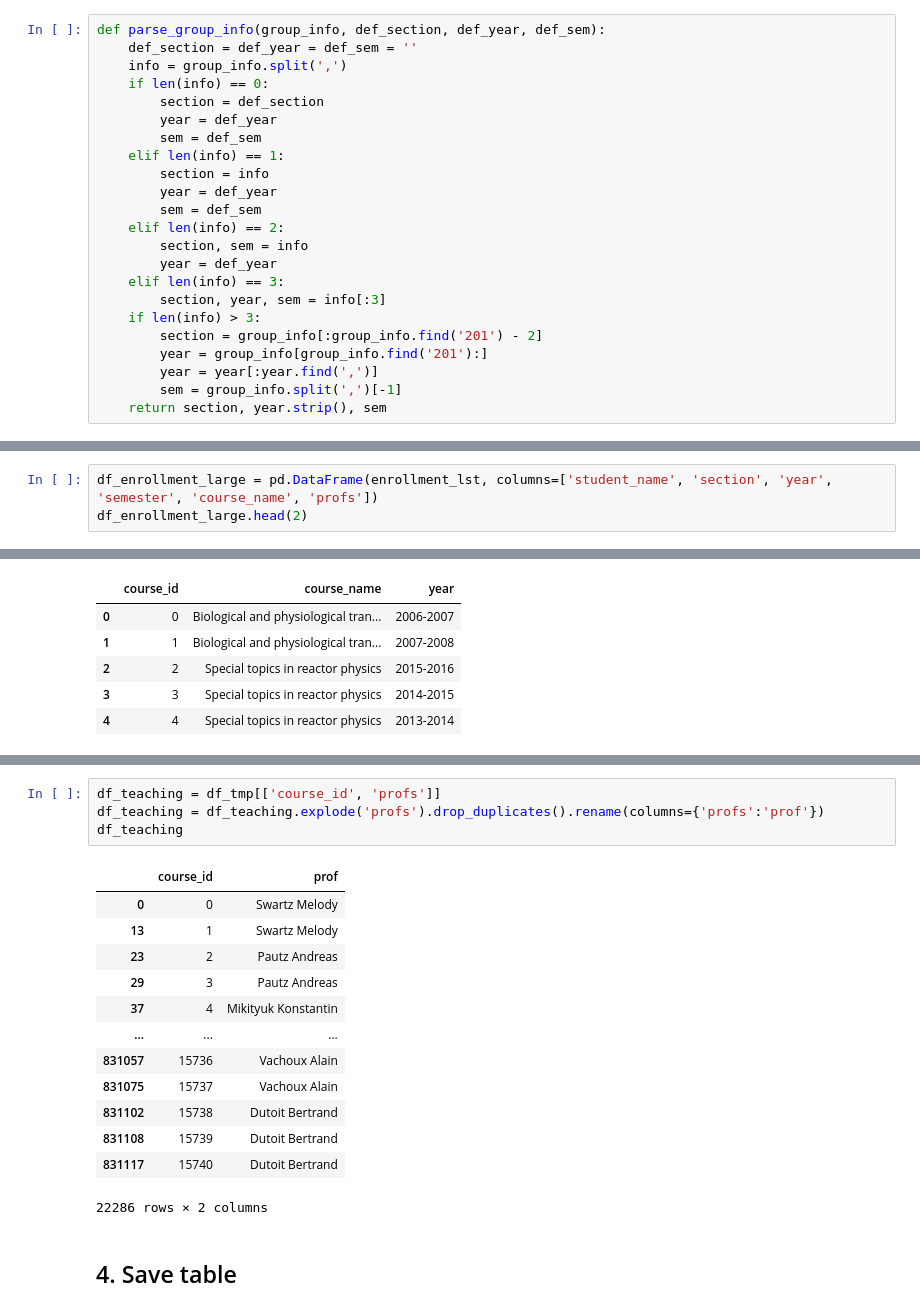
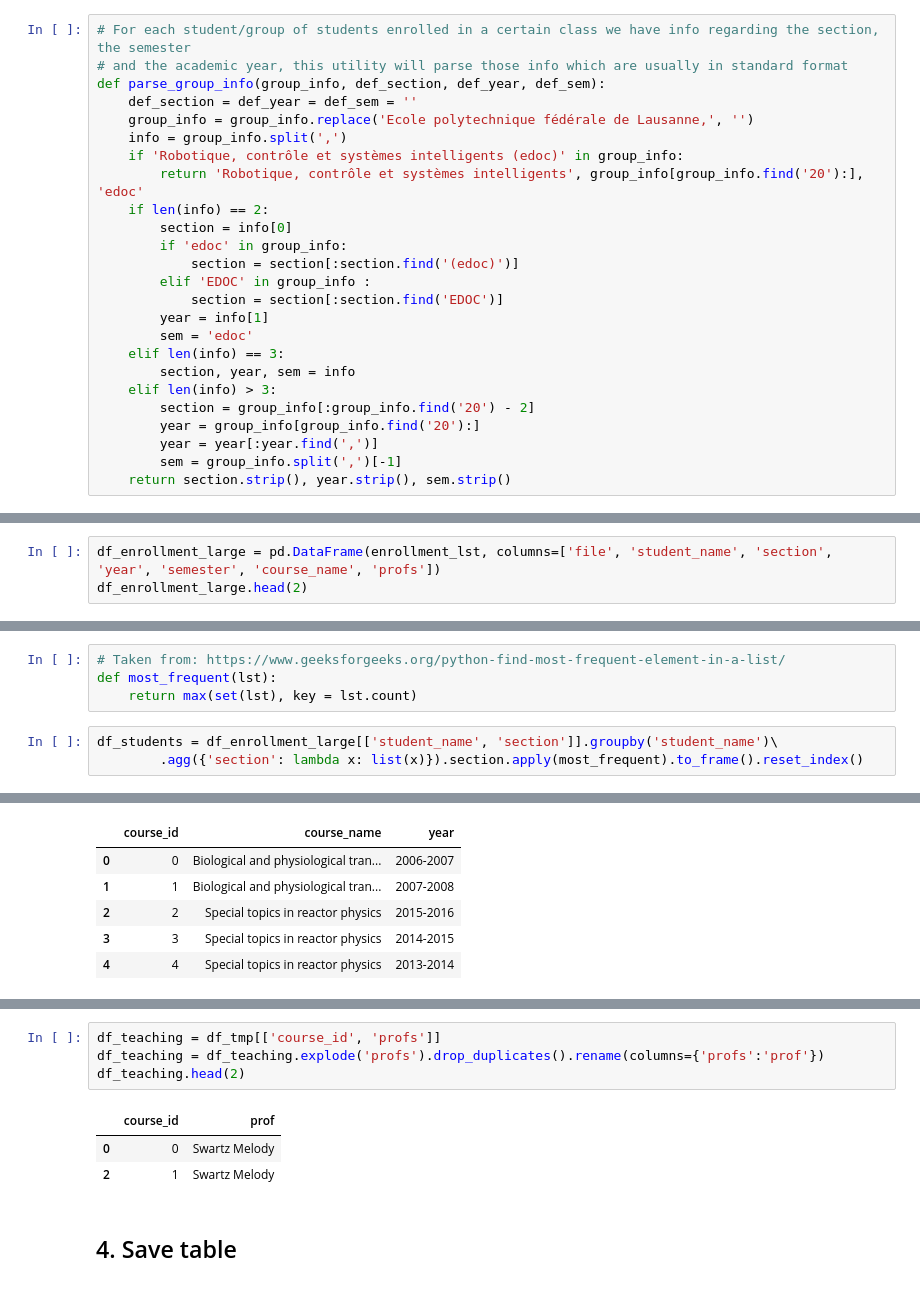
Before and after one commit to com-480-data-visualization/com-480-project-xiaozu, a Jupyter notebook: src/data-analysis/preprocessing.ipynb, the cells around one changed output, grey strips where cells are left out. Saved outputs shown, nothing was run; the diff lists cells and outputs as text.

```diff
--- a/src/data-analysis/preprocessing.ipynb
+++ b/src/data-analysis/preprocessing.ipynb
@@ -46,23 +64,25 @@ def parse_class_info(class_info):
 # %%
+# For each student/group of students enrolled in a certain class we have info regarding the section, the semester
+# and the academic year, this utility will parse those info which are usually in standard format
 def parse_group_info(group_info, def_section, def_year, def_sem):
     def_section = def_year = def_sem = ''
+    group_info = group_info.replace('Ecole polytechnique fédérale de Lausanne,', '')
     info = group_info.split(',')
-    if len(info) == 0:
-        section = def_section
-        year = def_year
-        sem = def_sem
-    elif len(info) == 1:
-        section = info
-        year = def_year
-        sem = def_sem
-    elif len(info) == 2:
-        section, sem = info
-        year = def_year
+    if 'Robotique, contrôle et systèmes intelligents (edoc)' in group_info:
+        return 'Robotique, contrôle et systèmes intelligents', group_info[group_info.find('20'):], 'edoc'
+    if len(info) == 2:
+        section = info[0]
+        if 'edoc' in group_info:
+            section = section[:section.find('(edoc)')]
+        elif 'EDOC' in group_info :
+            section = section[:section.find('EDOC')]
+        year = info[1]
+        sem = 'edoc'
     elif len(info) == 3:
-        section, year, sem = info[:3]
-    if len(info) > 3:
-        section = group_info[:group_info.find('201') - 2]
-        year = group_info[group_info.find('201'):]
+        section, year, sem = info
+    elif len(info) > 3:
+        section = group_info[:group_info.find('20') - 2]
+        year = group_info[group_info.find('20'):]
         year = year[:year.find(',')]
         sem = group_info.split(',')[-1]
-    return section, year.strip(), sem
+    return section.strip(), year.strip(), sem.strip()
@@ -184,6 +211,6 @@ enrollment_lst[:3]
   'Biological and physiological transport',
   ['Swartz Melody'])]
 # %%
-df_enrollment_large = pd.DataFrame(enrollment_lst, columns=['student_name', 'section', 'year', 'semester', 'course_name', 'profs'])
+df_enrollment_large = pd.DataFrame(enrollment_lst, columns=['file', 'student_name', 'section', 'year', 'semester', 'course_name', 'profs'])
 df_enrollment_large.head(2)
 # %% [output]
@@ -192,0 +277,7 @@ df_enrollment_large.head(2)
+# %%
+# Taken from: https://www.geeksforgeeks.org/python-find-most-frequent-element-in-a-list/
+def most_frequent(lst):
+    return max(set(lst), key = lst.count)
+# %%
+df_students = df_enrollment_large[['student_name', 'section']].groupby('student_name')\
+        .agg({'section': lambda x: list(x)}).section.apply(most_frequent).to_frame().reset_index()
@@ -270,21 +341,11 @@ df_enrollment.head()
 # %%
 df_teaching = df_tmp[['course_id', 'profs']]
 df_teaching = df_teaching.explode('profs').drop_duplicates().rename(columns={'profs':'prof'})
-df_teaching
+df_teaching.head(2)
 # %% [output]
 |  | course_id | prof |
 | 0 | 0 | Swartz Melody |
-| 13 | 1 | Swartz Melody |
-| 23 | 2 | Pautz Andreas |
-| 29 | 3 | Pautz Andreas |
-| 37 | 4 | Mikityuk Konstantin |
-| ... | ... | ... |
-| 831057 | 15736 | Vachoux Alain |
-| 831075 | 15737 | Vachoux Alain |
-| 831102 | 15738 | Dutoit Bertrand |
-| 831108 | 15739 | Dutoit Bertrand |
-| 831117 | 15740 | Dutoit Bertrand |
+| 2 | 1 | Swartz Melody |
-22286 rows × 2 columns
 # %% [markdown]
 ## 4. Save table
 # %%
```
Also changed, not shown: parts of 40 cells of this notebook, 5 other files.
